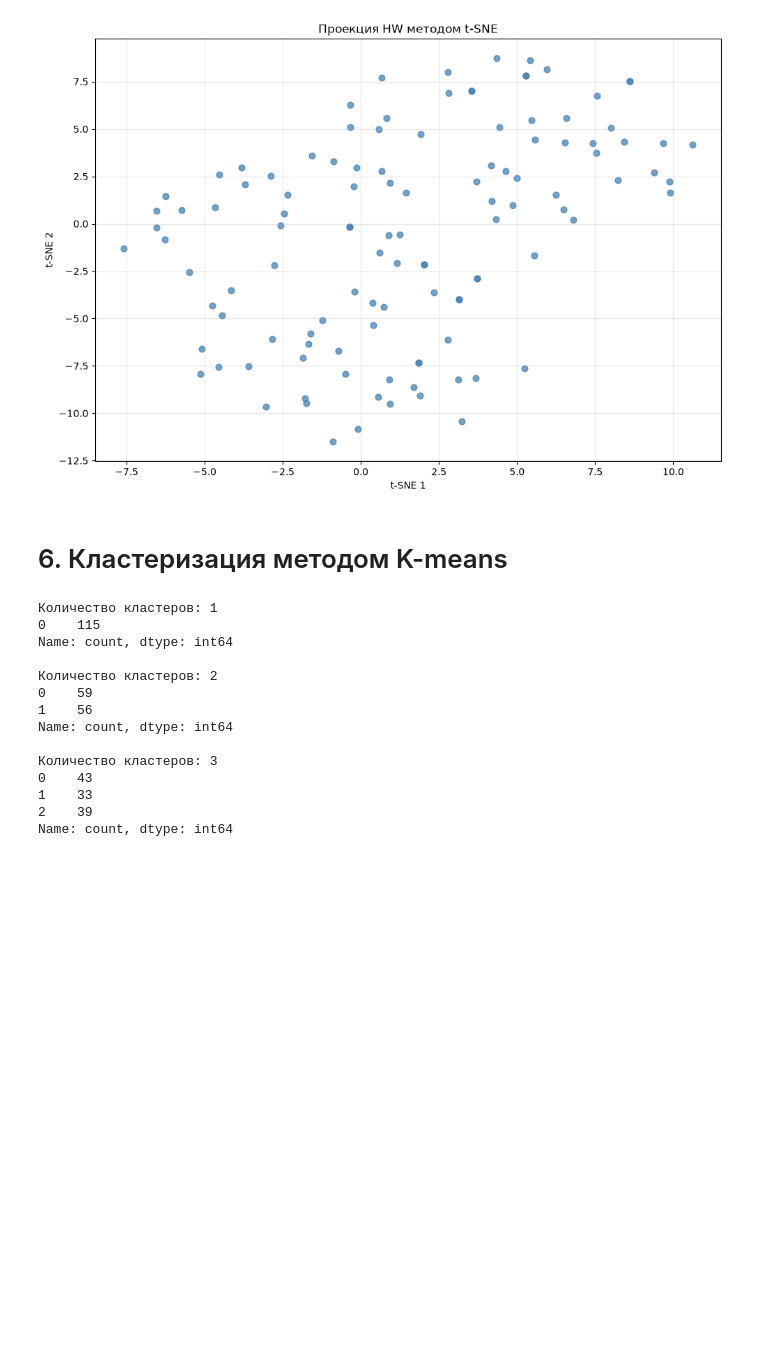
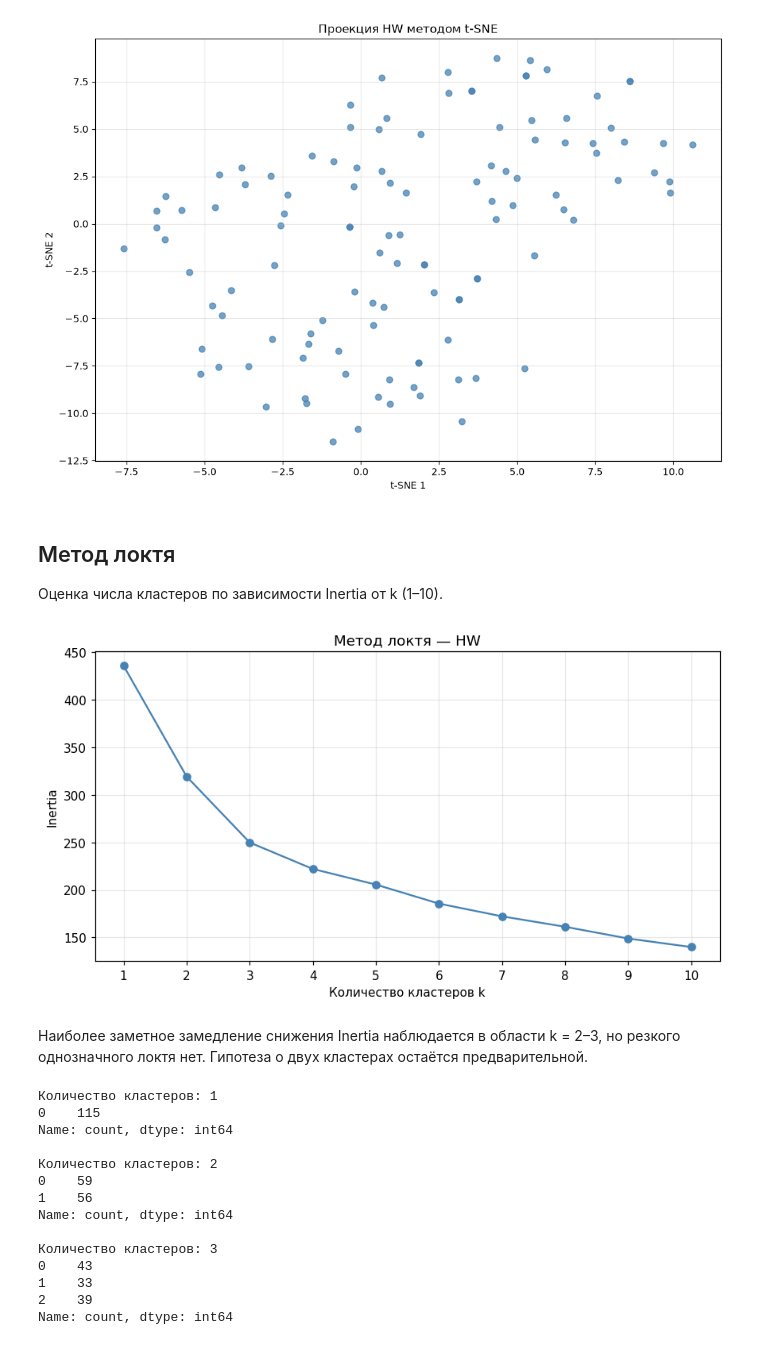
Before and after one commit to infinioka/Labs, a Jupyter notebook: LR2/Notebook/HW.ipynb, the cells around one changed output. Saved outputs shown, nothing was run; the diff lists cells and outputs as text; code cells hidden in the pictures; blank space fills up the shorter version.

```diff
--- a/LR2/Notebook/HW.ipynb
+++ b/LR2/Notebook/HW.ipynb
@@ -283,8 +283,30 @@ fig.savefig(pics_save / "4_tsne_projection.png",dpi=300,bbox_inches="tight")
 plt.show()
 # %% [output]
 [figure]
-# %% [markdown]
-# 6. Кластеризация методом K-means
+# %% [markdown]
+## Метод локтя
+Оценка числа кластеров по зависимости Inertia от k (1–10).
+# %%
+from sklearn.cluster import KMeans
+
+# Метод локтя: сумма квадратов расстояний до центроидов
+elbow_k = list(range(1, 11))
+elbow_inertia = [KMeans(n_clusters=k, random_state=42, n_init=10).fit(X_hw).inertia_
+                 for k in elbow_k]
+fig, ax = plt.subplots(figsize=(8, 4.5))
+ax.plot(elbow_k, elbow_inertia, marker="o", color="steelblue")
+ax.set_title("Метод локтя — HW")
+ax.set_xlabel("Количество кластеров k")
+ax.set_ylabel("Inertia")
+ax.set_xticks(elbow_k)
+ax.grid(alpha=0.3)
+fig.tight_layout()
+fig.savefig(pics_save / "elbow.png", dpi=150, bbox_inches="tight")
+plt.show()
+# %% [output]
+[figure, added]
+# %% [markdown]
+Наиболее заметное замедление снижения Inertia наблюдается в области k = 2–3, но резкого однозначного локтя нет. Гипотеза о двух кластерах остаётся предварительной.
 # %%
 from sklearn.cluster import KMeans
 import pandas as pd
```
Also changed, not shown: parts of 4 cells of this notebook, 5 other files.
